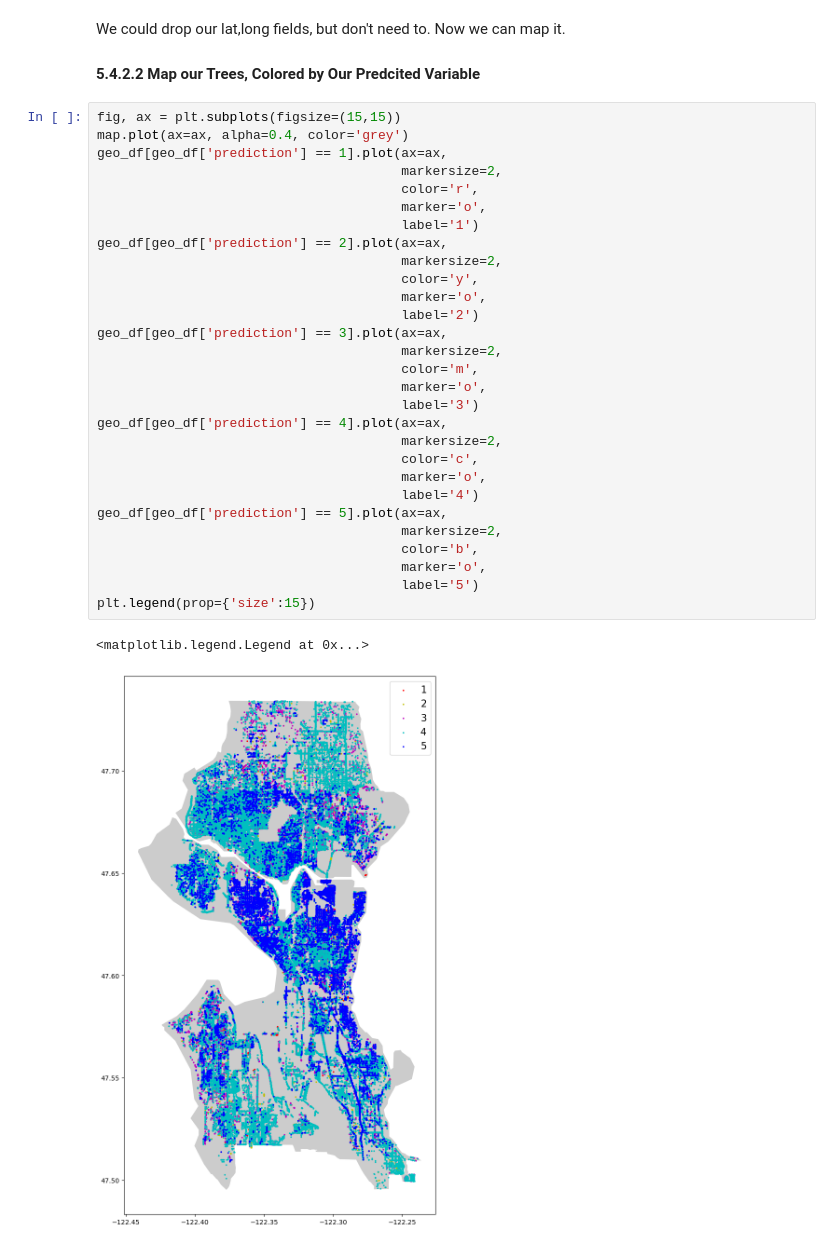
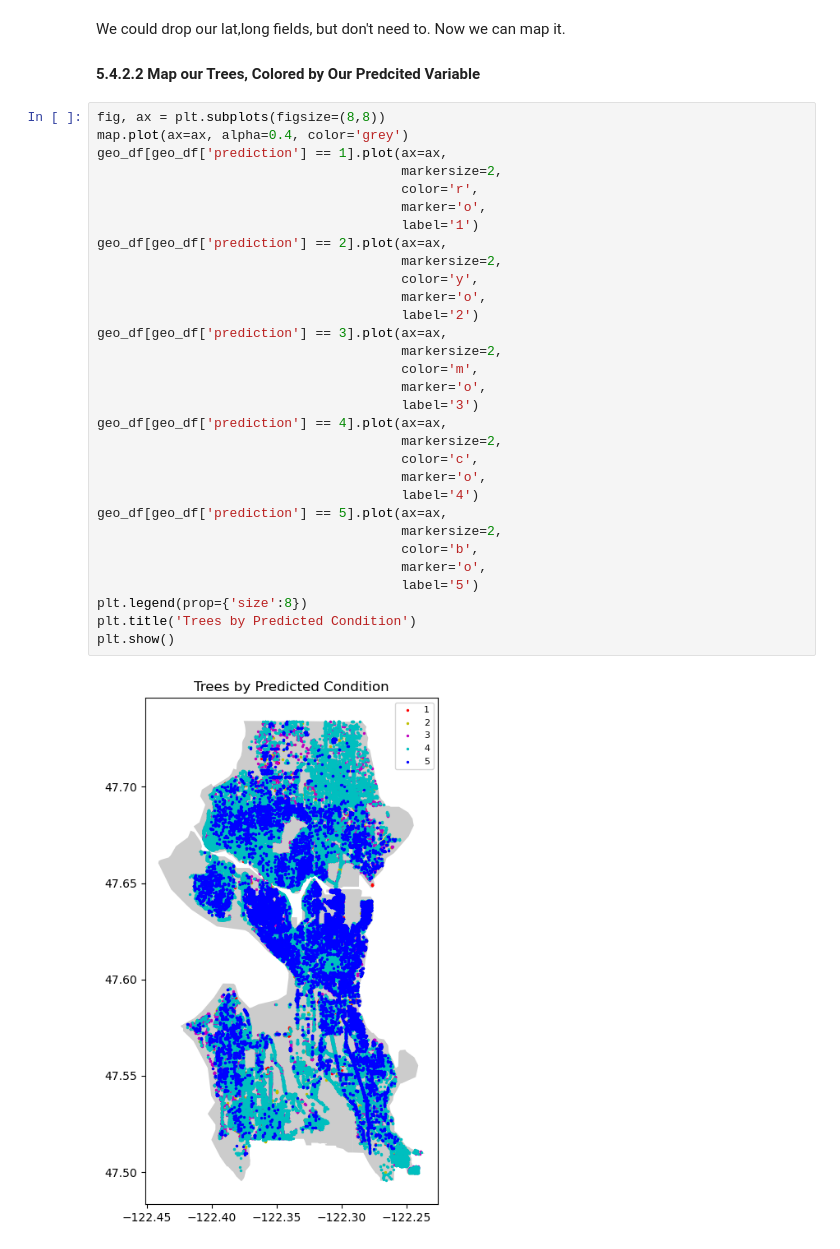
Before and after one commit to BrettlyCD/seattle-trees-project, a Jupyter notebook: notebooks/04_modeling.ipynb, the cells around one changed output. Cells and saved outputs as stored; diff of their text form.

```diff
--- a/notebooks/04_modeling.ipynb
+++ b/notebooks/04_modeling.ipynb
@@ -411,34 +411,35 @@ We could drop our lat,long fields,  but don't need to. Now we can map it.
 
 #### 5.4.2.2 Map our Trees, Colored by Our Predcited Variable
 # %%
-fig, ax = plt.subplots(figsize=(15,15))
+fig, ax = plt.subplots(figsize=(8,8))
 map.plot(ax=ax, alpha=0.4, color='grey')
 geo_df[geo_df['prediction'] == 1].plot(ax=ax,
                                        markersize=2,
                                        color='r',
                                        marker='o',
                                        label='1')
 geo_df[geo_df['prediction'] == 2].plot(ax=ax,
                                        markersize=2,
                                        color='y',
                                        marker='o',
                                        label='2')
 geo_df[geo_df['prediction'] == 3].plot(ax=ax,
                                        markersize=2,
                                        color='m',
                                        marker='o',
                                        label='3')
 geo_df[geo_df['prediction'] == 4].plot(ax=ax,
                                        markersize=2,
                                        color='c',
                                        marker='o',
                                        label='4')
 geo_df[geo_df['prediction'] == 5].plot(ax=ax,
                                        markersize=2,
                                        color='b',
                                        marker='o',
                                        label='5')
-plt.legend(prop={'size':15})
+plt.legend(prop={'size':8})
+plt.title('Trees by Predicted Condition')
+plt.show()
 # %% [output]
-<matplotlib.legend.Legend at 0x...>
-[figure, old version]
+[figure, new version]
```
Also changed, not shown: parts of 8 cells of this notebook.
